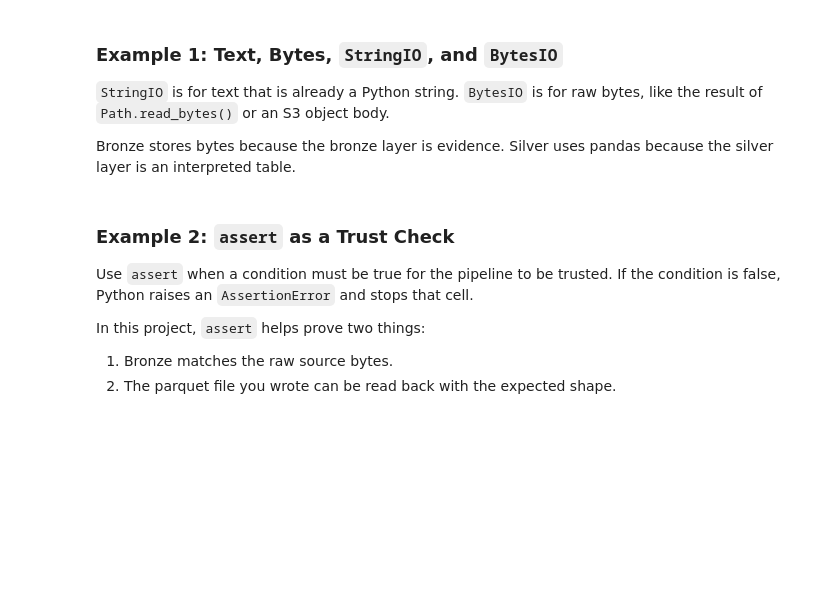
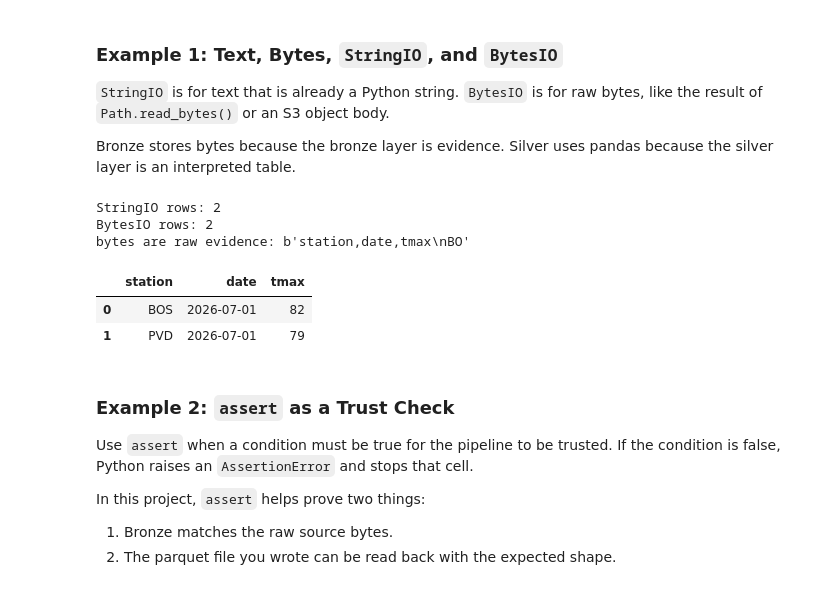
Before and after one commit to orlandojmarin/TechCatalyst_DE_2026, a Jupyter notebook: student-work/Week 3/Labs/Day 3/Mini_Project_Medallion_ETL/Medallion_ETL_Mini_Project.ipynb, the cells around one changed output. Saved outputs shown, nothing was run; the diff lists cells and outputs as text; code cells hidden in the pictures; blank space fills up the shorter version.

```diff
--- a/student-work/Week 3/Labs/Day 3/Mini_Project_Medallion_ETL/Medallion_ETL_Mini_Project.ipynb
+++ b/student-work/Week 3/Labs/Day 3/Mini_Project_Medallion_ETL/Medallion_ETL_Mini_Project.ipynb
@@ -69,15 +72,23 @@ Bronze stores bytes because the bronze layer is evidence. Silver uses pandas bec
 # %%
 sample_csv_text = "station,date,tmax\nBOS,2026-07-01,82\nPVD,2026-07-01,79\n"
 
 # Text path: pandas reads a string through StringIO.
 text_df = pd.read_csv(io.StringIO(sample_csv_text))
 print("StringIO rows:", len(text_df))
 
 # Bytes path: encode text into bytes, then pandas reads bytes through BytesIO.
 sample_csv_bytes = sample_csv_text.encode("utf-8")
 bytes_df = pd.read_csv(io.BytesIO(sample_csv_bytes))
 print("BytesIO rows:", len(bytes_df))
 print("bytes are raw evidence:", sample_csv_bytes[:20])
+bytes_df.head()
+# %% [output]
+StringIO rows: 2
+BytesIO rows: 2
+bytes are raw evidence: b'station,date,tmax\nBO'
+|  | station | date | tmax |
+| 0 | BOS | 2026-07-01 | 82 |
+| 1 | PVD | 2026-07-01 | 79 |
 # %% [markdown]
 ### Example 2: `assert` as a Trust Check
 
```
Also changed, not shown: parts of 21 cells of this notebook, 2 other files.
